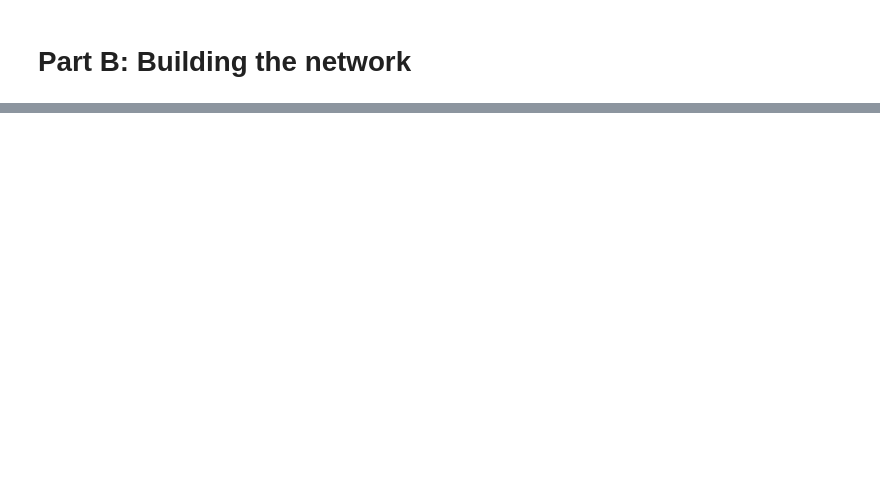
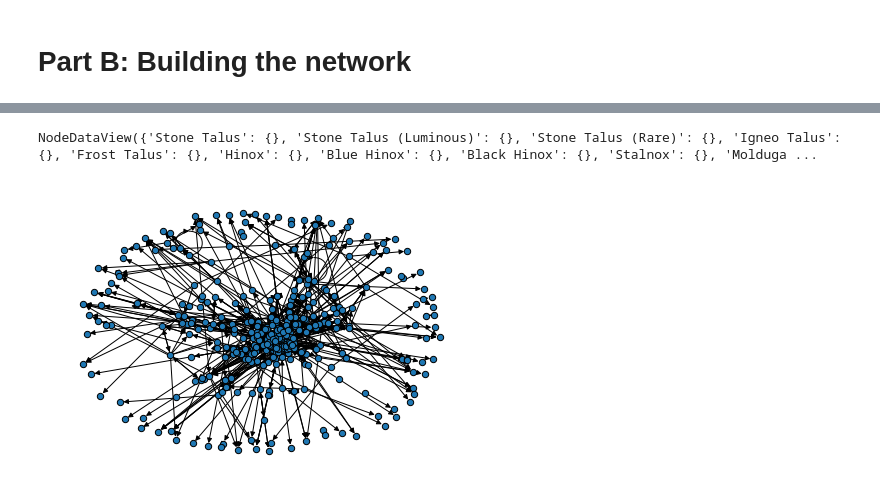
Before and after one commit to TheFoolishPupil/SocialGraphs2021, a Jupyter notebook: week4/week4.ipynb, the cells around one changed output, grey strips where cells are left out. Drawn from its saved outputs; the diff is of its cells as text; code cells hidden in the pictures; blank space fills up the shorter version.

```diff
--- a/week4/week4.ipynb
+++ b/week4/week4.ipynb
@@ -143,2 +129,5 @@ Ancient Oven
 # %% [markdown]
 # Part B: Building the network
+# %%
+df_characters = pd.read_csv("zelda-characters.csv")
+df_characters.head()
@@ -144,0 +150,35 @@ Ancient Oven
+# %%
+pages_path = "characters/"
+
+DG = nx.DiGraph()
+
+for character in df_characters.Name.values:
+  DG.add_node(character)
+
+
+for character in df_characters.Name.values:
+
+  # Get wiki text for character
+  if character in aliases:
+    with open(pages_path+aliases[character].replace(" ","_")+".txt", "r") as f:
+      text = f.read()
+  else:
+    with open(pages_path+character.replace(" ","_")+".txt", "r") as f:
+      text = f.read()
+
+  # Get attributes of character
+  gender = re.search(gender_pattern, text)
+  if gender:
+    DG.nodes[character]["gender"] = gender.group(1)
+
+  race = re.search(race_pattern, text)
+  if race:
+    DG.nodes[character]["race"] = race.group(1)
+
+  links = re.findall(pattern1, text)
+  if links:
+    for link in links:
+      if link in aliases: # handling redirects
+        link = aliases[link]
+      if link in characters.values:
+        DG.add_edge(character, link)
@@ -144,0 +188,8 @@ Ancient Oven
+# %%
+DG.nodes.data()
+# %% [output]
+NodeDataView({'Stone Talus': {}, 'Stone Talus (Luminous)': {}, 'Stone Talus (Rare)': {}, 'Igneo Talus': {}, 'Frost Talus': {}, 'Hinox': {}, 'Blue Hinox': {}, 'Black Hinox': {}, 'Stalnox': {}, 'Molduga ...
+# %%
+nx.draw(DG, node_size=40, edgecolors="black")
+# %% [output]
+[figure, added]
```
Also changed, not shown: parts of 9 cells of this notebook, 4 other files.
